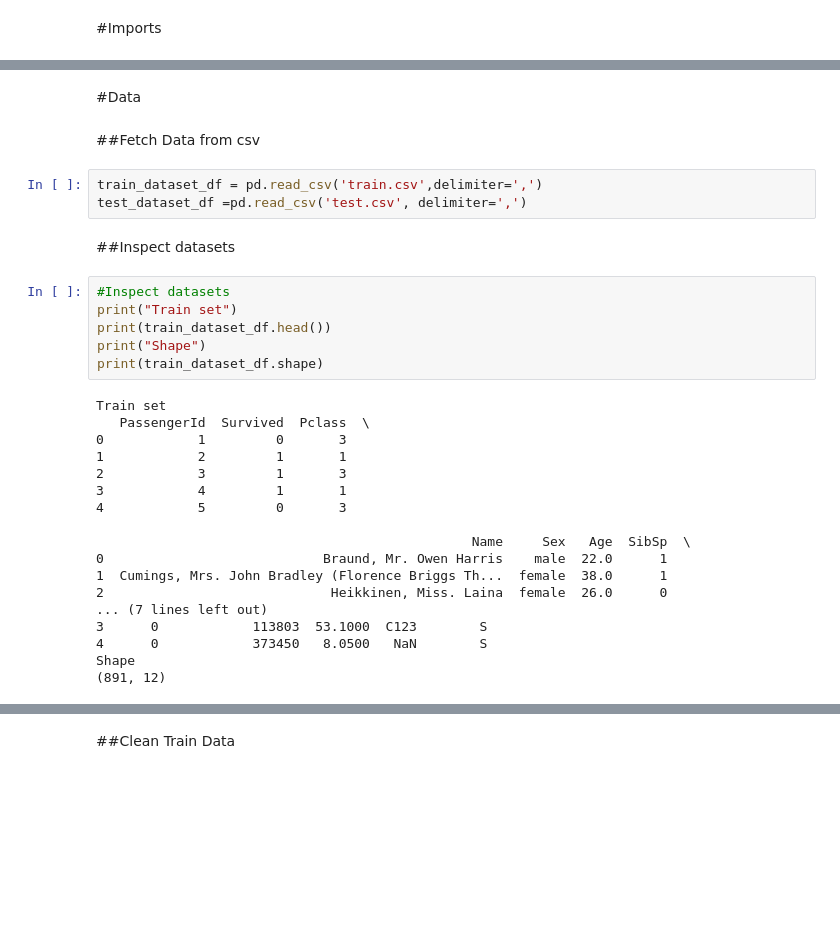
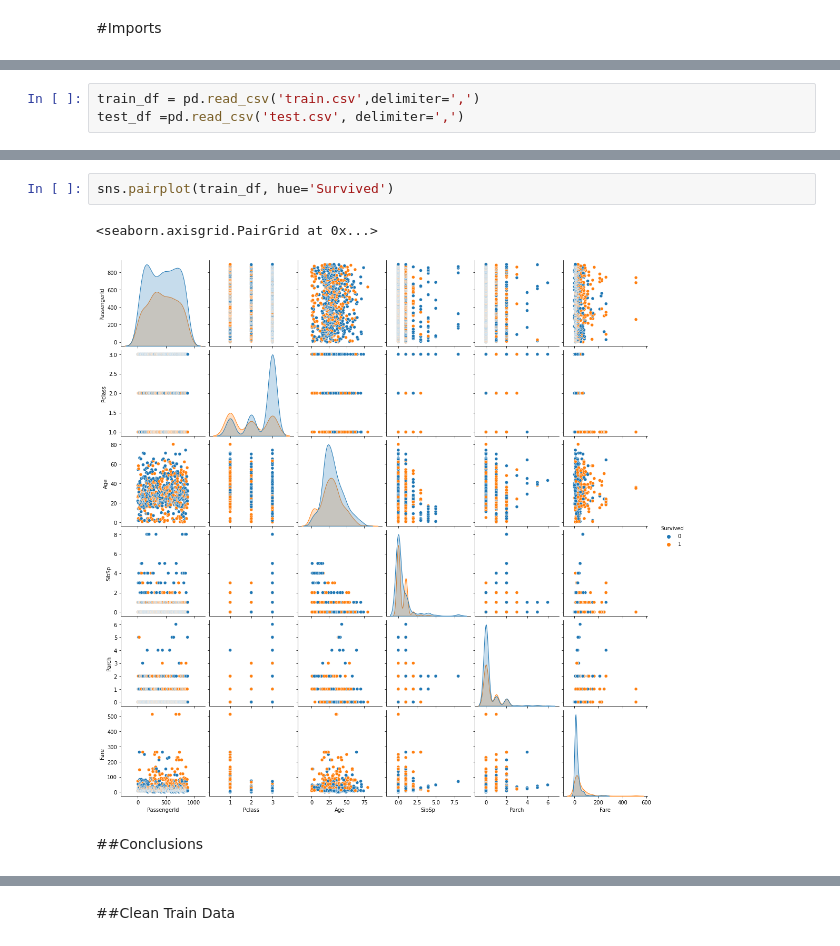
Before and after one commit to Kaggle-Competions-Aviv/Titanic, a Jupyter notebook: titanic_kaggle_competions.ipynb, the cells around one changed output, grey strips where cells are left out. Drawn from its saved outputs; the diff is of its cells as text; blank space fills up the shorter version.

```diff
--- a/titanic_kaggle_competions.ipynb
+++ b/titanic_kaggle_competions.ipynb
@@ -100,0 +109,3 @@ from sklearn.ensemble import ExtraTreesClassifier
+# %%
+train_df = pd.read_csv('train.csv',delimiter=',')
+test_df =pd.read_csv('test.csv', delimiter=',')
@@ -101,33 +206,7 @@ from sklearn.ensemble import ExtraTreesClassifier
+# %%
+sns.pairplot(train_df, hue='Survived')
+# %% [output]
+<seaborn.axisgrid.PairGrid at 0x...>
+[figure, added]
 # %% [markdown]
-#Data
+##Conclusions
-# %% [markdown]
-##Fetch Data from csv
-# %%
-train_dataset_df = pd.read_csv('train.csv',delimiter=',')
-test_dataset_df =pd.read_csv('test.csv', delimiter=',')
-# %% [markdown]
-##Inspect datasets
-# %%
-#Inspect datasets
-print("Train set")
-print(train_dataset_df.head())
-print("Shape")
-print(train_dataset_df.shape)
-# %% [output]
-Train set
-   PassengerId  Survived  Pclass  \
-0            1         0       3
-1            2         1       1
-2            3         1       3
-3            4         1       1
-4            5         0       3
-
-                                                Name     Sex   Age  SibSp  \
-0                            Braund, Mr. Owen Harris    male  22.0      1
-1  Cumings, Mrs. John Bradley (Florence Briggs Th...  female  38.0      1
-2                             Heikkinen, Miss. Laina  female  26.0      0
-... (7 lines left out)
-3      0            113803  53.1000  C123        S
-4      0            373450   8.0500   NaN        S
-Shape
-(891, 12)
```
Also changed, not shown: parts of 17 cells of this notebook.
